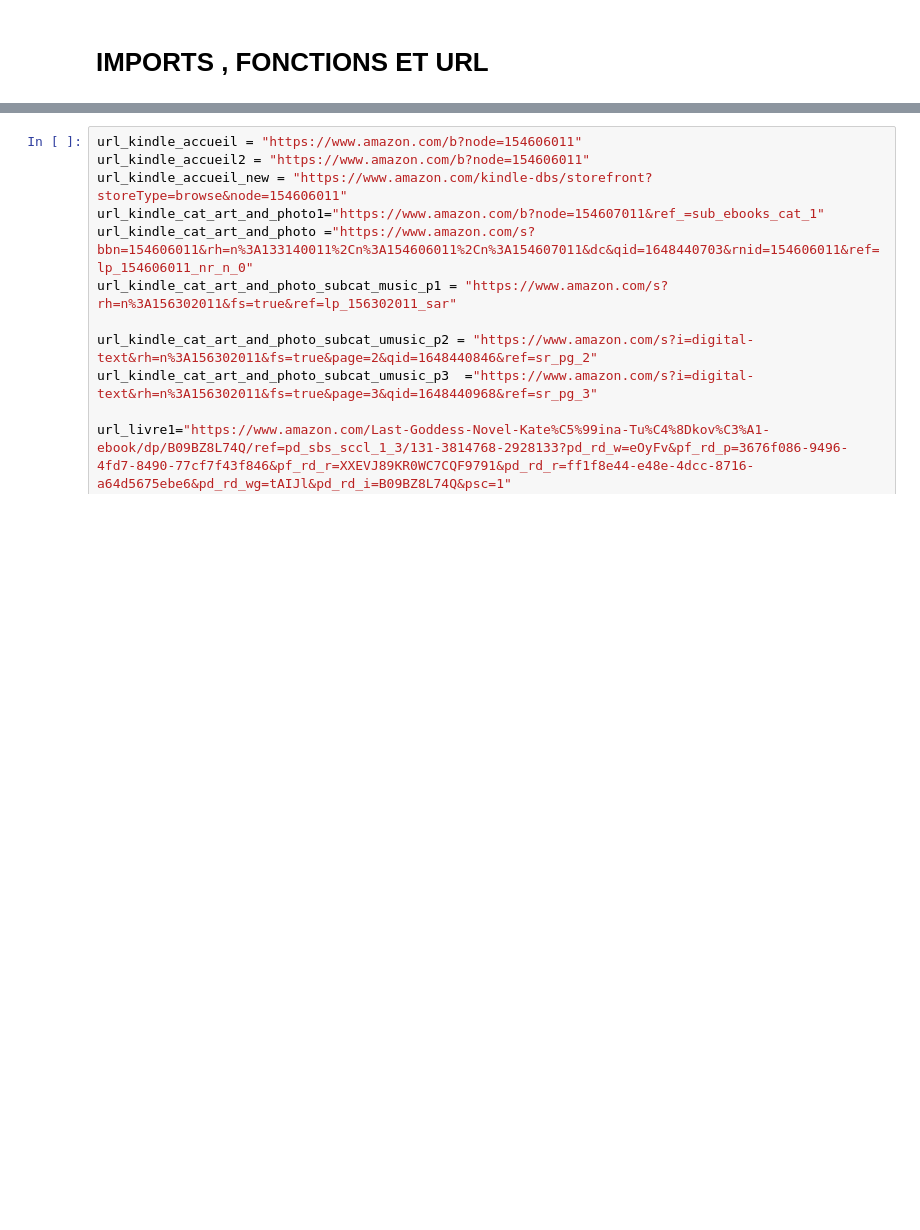
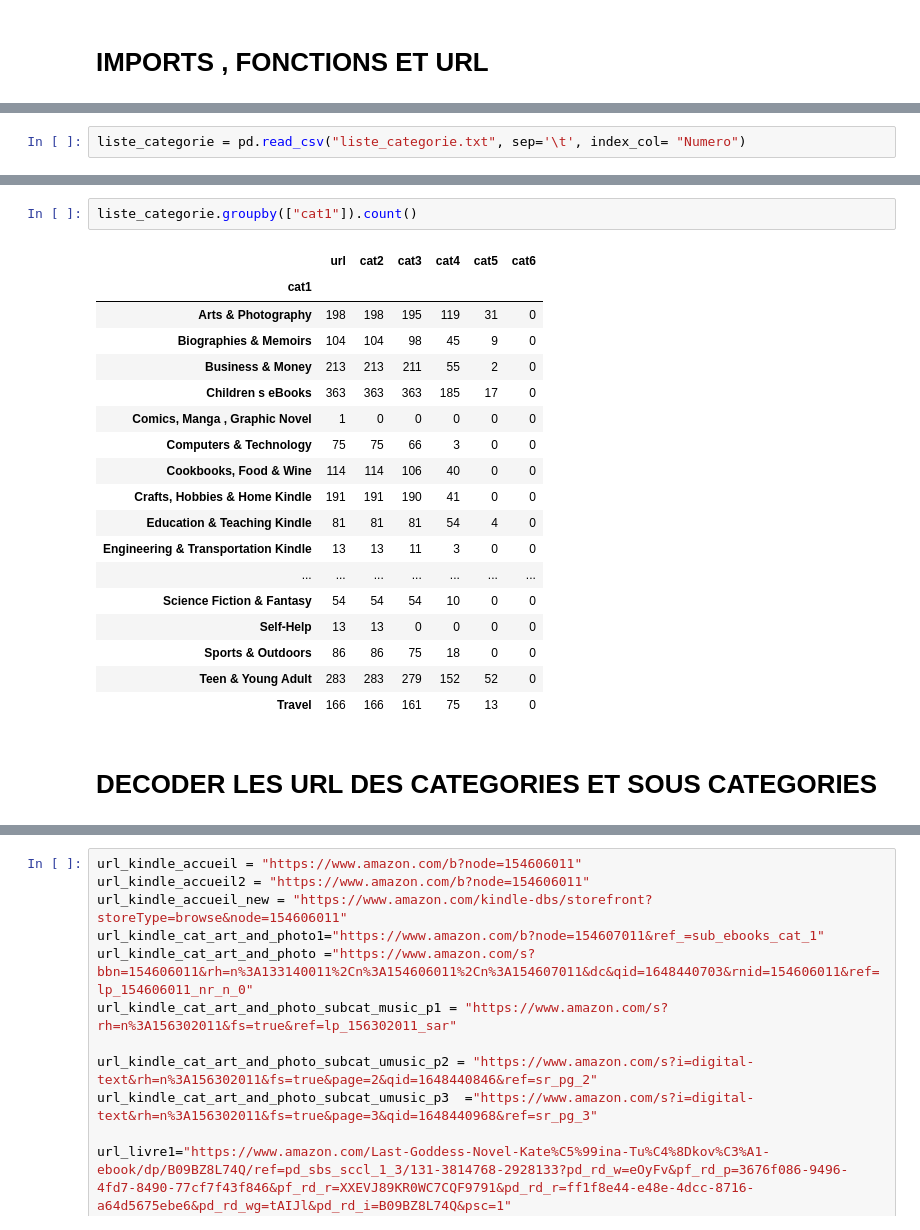
Before and after one commit to thomasgassin/kindle-scrapper, a Jupyter notebook: notebooks/2-scrapper_livre_depuis_categories.ipynb, the cells around one changed output, grey strips where cells are left out. Saved outputs shown, nothing was run; the diff lists cells and outputs as text; blank space fills up the shorter version.

```diff
--- a/notebooks/2-scrapper_livre_depuis_categories.ipynb
+++ b/notebooks/2-scrapper_livre_depuis_categories.ipynb
@@ -16,0 +19,2 @@ regex_expression = "</span> #.* in Kindle Store " # utile pour regex
+# %%
+liste_categorie = pd.read_csv("liste_categorie.txt", sep='\t', index_col= "Numero")
@@ -16,0 +38,23 @@ regex_expression = "</span> #.* in Kindle Store " # utile pour regex
+# %%
+liste_categorie.groupby(["cat1"]).count()
+# %% [output]
+|  | url | cat2 | cat3 | cat4 | cat5 | cat6 |
+| cat1 |  |  |  |  |  |  |
+| Arts & Photography | 198 | 198 | 195 | 119 | 31 | 0 |
+| Biographies & Memoirs | 104 | 104 | 98 | 45 | 9 | 0 |
+| Business & Money | 213 | 213 | 211 | 55 | 2 | 0 |
+| Children s eBooks | 363 | 363 | 363 | 185 | 17 | 0 |
+| Comics, Manga , Graphic Novel | 1 | 0 | 0 | 0 | 0 | 0 |
+| Computers & Technology | 75 | 75 | 66 | 3 | 0 | 0 |
+| Cookbooks, Food & Wine | 114 | 114 | 106 | 40 | 0 | 0 |
+| Crafts, Hobbies & Home Kindle | 191 | 191 | 190 | 41 | 0 | 0 |
+| Education & Teaching Kindle | 81 | 81 | 81 | 54 | 4 | 0 |
+| Engineering & Transportation Kindle | 13 | 13 | 11 | 3 | 0 | 0 |
+| ... | ... | ... | ... | ... | ... | ... |
+| Science Fiction & Fantasy | 54 | 54 | 54 | 10 | 0 | 0 |
+| Self-Help | 13 | 13 | 0 | 0 | 0 | 0 |
+| Sports & Outdoors | 86 | 86 | 75 | 18 | 0 | 0 |
+| Teen & Young Adult | 283 | 283 | 279 | 152 | 52 | 0 |
+| Travel | 166 | 166 | 161 | 75 | 13 | 0 |
+# %% [markdown]
+# DECODER LES URL DES CATEGORIES ET SOUS CATEGORIES
```
Also changed, not shown: parts of 6 cells of this notebook.
